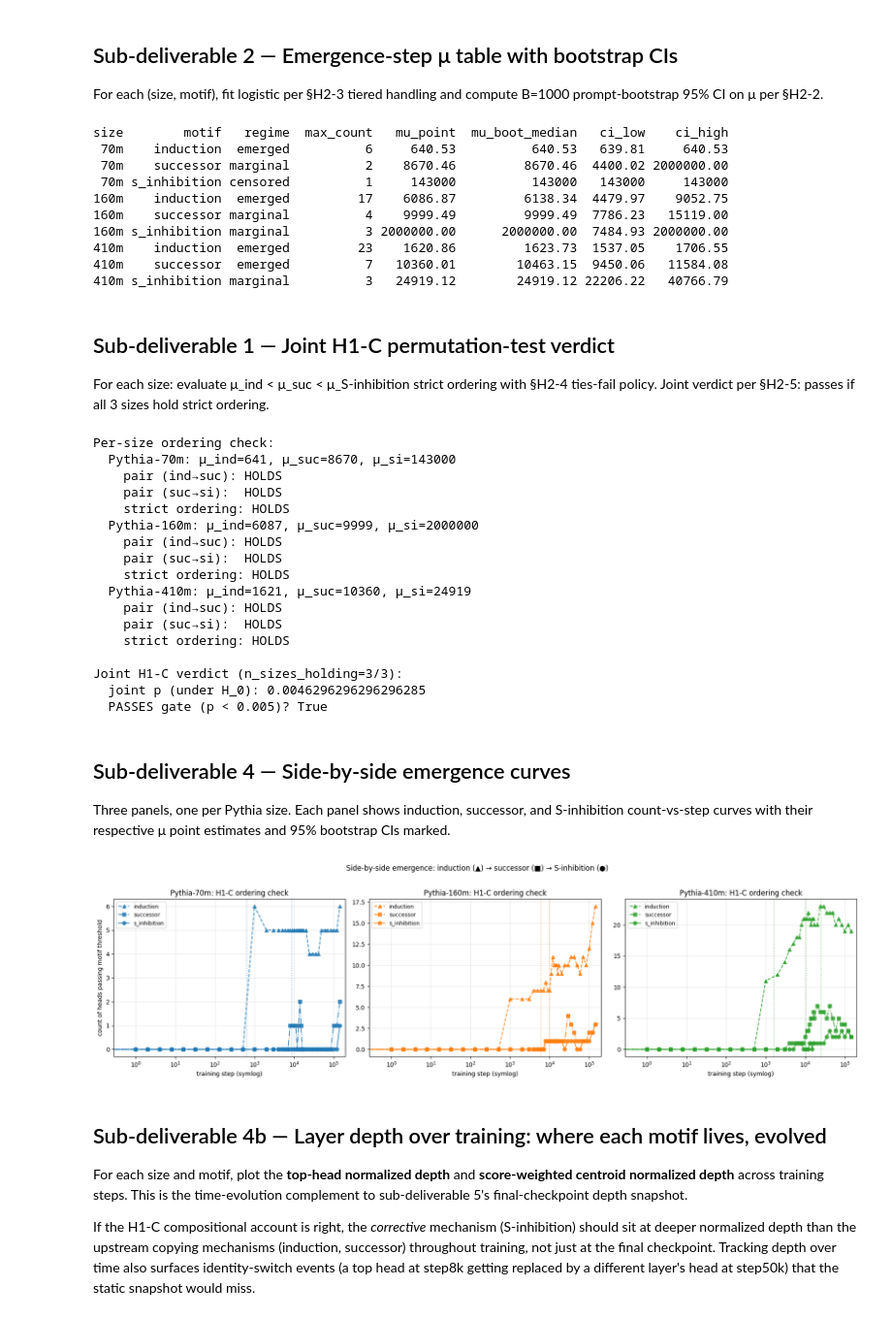
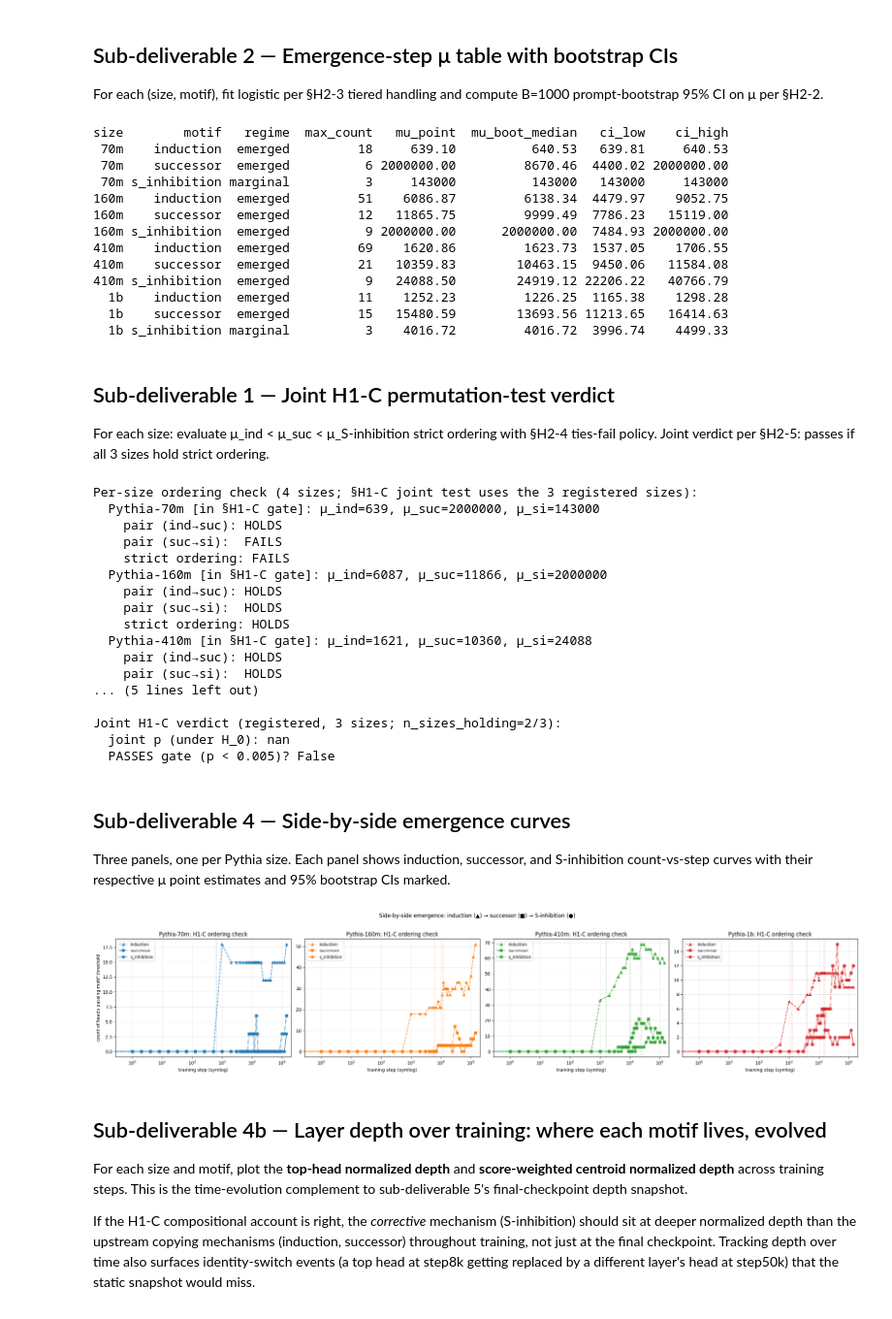
Before and after one commit to cam-berger/pythia-motif-emergence, a Jupyter notebook: notebooks/h1c_ordering_test.ipynb, the cells around one changed output. Shown at 97% size. Cells and saved outputs as stored; diff of their text form; code cells hidden in the pictures.

```diff
--- a/notebooks/h1c_ordering_test.ipynb
+++ b/notebooks/h1c_ordering_test.ipynb
@@ -82,9 +95,9 @@ TAU_STRICT = 0.0372
 
 For each (size, motif), fit logistic per §H2-3 tiered handling and compute B=1000 prompt-bootstrap 95% CI on μ per §H2-2.
 # %%
-df_ind = read_long(REPO / 'data' / 'exploration' / 'phase2_induction_sweep.parquet')
-df_suc = read_long(REPO / 'data' / 'exploration' / 'phase2_successor_sweep.parquet')
-df_si = read_long(REPO / 'data' / 'exploration' / 'phase2_s_inhibition_sweep.parquet')
+df_ind = pd.concat([read_long(sweep_path('induction', s)) for s in SIZES]).reset_index(drop=True)
+df_suc = pd.concat([read_long(sweep_path('successor', s)) for s in SIZES]).reset_index(drop=True)
+df_si = pd.concat([read_long(sweep_path('s_inhibition', s)) for s in SIZES]).reset_index(drop=True)
 
 def per_size_curve(df, size, threshold, comparator='gt'):
     sub = df[df['size'] == size].copy()
@@ -109,19 +122,19 @@ for size in SIZES:
         # Bootstrap on cached per-prompt arrays
         cache_dir = REPO / 'data' / 'exploration'
         if motif == 'induction':
-            per_seq = {int(s): np.load(cache_dir / 'phase2_induction_per_seq' / f'{size}_step{s}.npz')['per_sequence_scores'] for s in steps}
+            per_seq = {int(s): np.load(per_cell_dir('induction', size) / f'{size}_step{s}.npz')['per_sequence_scores'] for s in steps}
             mus, mu_point = bootstrap_induction(per_seq, threshold, rng, B=1000)
         elif motif == 'successor':
             per_pp = {}
             for s in steps:
-                npz = np.load(cache_dir / 'phase2_successor_per_prompt' / f'{size}_step{s}.npz')
+                npz = np.load(per_cell_dir('successor', size) / f'{size}_step{s}.npz')
                 per_pp[int(s)] = {'real': npz['per_prompt_real'], 'null': npz['per_prompt_null'], 'cats': npz['prompt_categories']}
             mus, mu_point = bootstrap_successor(per_pp, threshold, rng, B=1000)
         else:
             per_pp = {}
             nm_layers = {}
             for s in steps:
-                npz = np.load(cache_dir / 'phase2_s_inhibition_per_prompt' / f'{size}_step{s}.npz')
+                npz = np.load(per_cell_dir('s_inhibition', size) / f'{size}_step{s}.npz')
                 per_pp[int(s)] = npz['per_prompt_delta']
                 nm_layers[int(s)] = npz['nm_heads'][:, 0].tolist()
             a_grp = df_si[(df_si['size'] == size) & (df_si['step'] == steps[0])]
@@ -142,94 +155,102 @@ mu_df = pd.DataFrame(rows)
 print(mu_df.to_string(index=False, float_format=lambda v: f'{v:.0f}' if v == int(v) else f'{v:.2f}'))
 # %% [output]
 size        motif   regime  max_count   mu_point  mu_boot_median   ci_low    ci_high
- 70m    induction  emerged          6     640.53          640.53   639.81     640.53
- 70m    successor marginal          2    8670.46         8670.46  4400.02 2000000.00
- 70m s_inhibition censored          1     143000          143000   143000     143000
-160m    induction  emerged         17    6086.87         6138.34  4479.97    9052.75
-160m    successor marginal          4    9999.49         9999.49  7786.23   15119.00
-160m s_inhibition marginal          3 2000000.00      2000000.00  7484.93 2000000.00
-410m    induction  emerged         23    1620.86         1623.73  1537.05    1706.55
-410m    successor  emerged          7   10360.01        10463.15  9450.06   11584.08
-410m s_inhibition marginal          3   24919.12        24919.12 22206.22   40766.79
+ 70m    induction  emerged         18     639.10          640.53   639.81     640.53
+ 70m    successor  emerged          6 2000000.00         8670.46  4400.02 2000000.00
+ 70m s_inhibition marginal          3     143000          143000   143000     143000
+160m    induction  emerged         51    6086.87         6138.34  4479.97    9052.75
+160m    successor  emerged         12   11865.75         9999.49  7786.23   15119.00
+160m s_inhibition  emerged          9 2000000.00      2000000.00  7484.93 2000000.00
+410m    induction  emerged         69    1620.86         1623.73  1537.05    1706.55
+410m    successor  emerged         21   10359.83        10463.15  9450.06   11584.08
+410m s_inhibition  emerged          9   24088.50        24919.12 22206.22   40766.79
+  1b    induction  emerged         11    1252.23         1226.25  1165.38    1298.28
+  1b    successor  emerged         15   15480.59        13693.56 11213.65   16414.63
+  1b s_inhibition marginal          3    4016.72         4016.72  3996.74    4499.33
 # %% [markdown]
 ## Sub-deliverable 1 — Joint H1-C permutation-test verdict
 
 For each size: evaluate μ_ind < μ_suc < μ_S-inhibition strict ordering with §H2-4 ties-fail policy. Joint verdict per §H2-5: passes if all 3 sizes hold strict ordering.
 # %%
-orderings = []
+# Per-size ordering check across all 4 sizes (visualization).
+# Joint H1-C / §H2-5 gate is locked to REGISTERED_SIZES (the 3 sizes); 1B has its own §H3-scale gate.
+orderings_all = []
 for size in SIZES:
     sub = mu_df[mu_df['size'] == size]
     mu_ind = float(sub[sub['motif'] == 'induction']['mu_point'].iloc[0])
     mu_suc = float(sub[sub['motif'] == 'successor']['mu_point'].iloc[0])
     mu_si = float(sub[sub['motif'] == 's_inhibition']['mu_point'].iloc[0])
-    orderings.append(evaluate_ordering(size, mu_ind, mu_suc, mu_si))
+    orderings_all.append(evaluate_ordering(size, mu_ind, mu_suc, mu_si))
 
+# §H1-C joint test operates on the 3 registered sizes only.
+orderings = [o for o in orderings_all if o.size in REGISTERED_SIZES]
 verdict = joint_h1c_test(orderings)
-print('Per-size ordering check:')
-for o in orderings:
-    print(f'  Pythia-{o.size}: μ_ind={o.mu_induction:.0f}, μ_suc={o.mu_successor:.0f}, μ_si={o.mu_s_inhibition:.0f}')
+print('Per-size ordering check (4 sizes; §H1-C joint test uses the 3 registered sizes):')
+for o in orderings_all:
+    in_gate = ' [in §H1-C gate]' if o.size in REGISTERED_SIZES else ' [§H3-scale]'
+    print(f'  Pythia-{o.size}{in_gate}: μ_ind={o.mu_induction:.0f}, μ_suc={o.mu_successor:.0f}, μ_si={o.mu_s_inhibition:.0f}')
     print(f'    pair (ind→suc): {"HOLDS" if o.pair_ind_suc_holds else "FAILS"}'
           + (' [undetermined]' if o.pair_ind_suc_undetermined else ''))
     print(f'    pair (suc→si):  {"HOLDS" if o.pair_suc_si_holds else "FAILS"}'
           + (' [undetermined]' if o.pair_suc_si_undetermined else ''))
     print(f'    strict ordering: {"HOLDS" if o.holds_strict else "FAILS"}')
 print()
-print(f'Joint H1-C verdict (n_sizes_holding={verdict.n_sizes_holding}/3):')
+print(f'Joint H1-C verdict (registered, 3 sizes; n_sizes_holding={verdict.n_sizes_holding}/3):')
 print(f'  joint p (under H_0): {verdict.joint_p_under_h0}')
 print(f'  PASSES gate (p < 0.005)? {verdict.passes}')
 # %% [output]
-Per-size ordering check:
-  Pythia-70m: μ_ind=641, μ_suc=8670, μ_si=143000
+Per-size ordering check (4 sizes; §H1-C joint test uses the 3 registered sizes):
+  Pythia-70m [in §H1-C gate]: μ_ind=639, μ_suc=2000000, μ_si=143000
+    pair (ind→suc): HOLDS
+    pair (suc→si):  FAILS
+    strict ordering: FAILS
+  Pythia-160m [in §H1-C gate]: μ_ind=6087, μ_suc=11866, μ_si=2000000
     pair (ind→suc): HOLDS
     pair (suc→si):  HOLDS
     strict ordering: HOLDS
-  Pythia-160m: μ_ind=6087, μ_suc=9999, μ_si=2000000
+  Pythia-410m [in §H1-C gate]: μ_ind=1621, μ_suc=10360, μ_si=24088
     pair (ind→suc): HOLDS
     pair (suc→si):  HOLDS
-    strict ordering: HOLDS
-  Pythia-410m: μ_ind=1621, μ_suc=10360, μ_si=24919
-    pair (ind→suc): HOLDS
-    pair (suc→si):  HOLDS
-    strict ordering: HOLDS
+... (5 lines left out)
 
-Joint H1-C verdict (n_sizes_holding=3/3):
-  joint p (under H_0): 0.0046296296296296285
-  PASSES gate (p < 0.005)? True
+Joint H1-C verdict (registered, 3 sizes; n_sizes_holding=2/3):
+  joint p (under H_0): nan
+  PASSES gate (p < 0.005)? False
 # %% [markdown]
 ## Sub-deliverable 4 — Side-by-side emergence curves
 
 Three panels, one per Pythia size. Each panel shows induction, successor, and S-inhibition count-vs-step curves with their respective μ point estimates and 95% bootstrap CIs marked.
 # %%
-fig, axes = plt.subplots(1, 3, figsize=(18, 5), sharey=False)
+fig, axes = plt.subplots(1, len(SIZES), figsize=(6 * len(SIZES), 5), sharey=False)
 for ax, size in zip(axes, SIZES):
     for motif, df, threshold, comparator in [
         ('induction', df_ind, INDUCTION_THRESHOLD, 'gt'),
         ('successor', df_suc, TAU_LIFT, 'gte'),
         ('s_inhibition', df_si, TAU_STRICT, 'gte'),
     ]:
         steps, counts = per_size_curve(df, size, threshold, comparator)
         ax.plot(steps, counts,
                 marker=MOTIF_MARKER[motif],
                 linestyle=MOTIF_LINESTYLE[motif],
                 color=SIZE_COLOR[size],
                 alpha=0.85, label=motif)
         m_row = mu_df[(mu_df['size'] == size) & (mu_df['motif'] == motif)].iloc[0]
         if np.isfinite(m_row['mu_point']) and m_row['mu_point'] < RIGHT_CENSOR_STEP - 1:
             ax.axvline(m_row['mu_point'], linestyle=':', alpha=0.5,
                        color=SIZE_COLOR[size])
     ax.set_xscale('symlog', linthresh=1)
     ax.set_xlim(0.5, 200000)
     ax.set_xlabel('training step (symlog)')
     if size == SIZES[0]:
         ax.set_ylabel('count of heads passing motif threshold')
     ax.set_title(f'Pythia-{size}: H1-C ordering check')
     ax.grid(alpha=0.3)
     ax.legend(fontsize=9, loc='upper left')
 fig.suptitle('Side-by-side emergence: induction (▲) → successor (■) → S-inhibition (●)', y=1.02)
 plt.tight_layout()
 plt.show()
 # %% [output]
-[figure, old version]
+[figure, new version]
 # %% [markdown]
 ## Sub-deliverable 4b — Layer depth over training: where each motif lives, evolved
 
```
Also changed, not shown: parts of 19 cells of this notebook, 22 other files.
